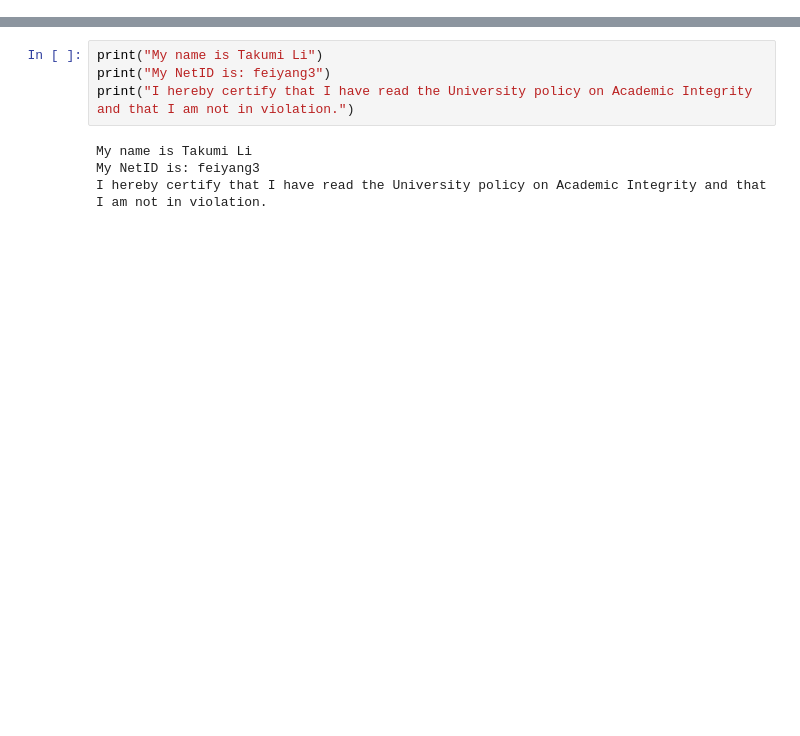
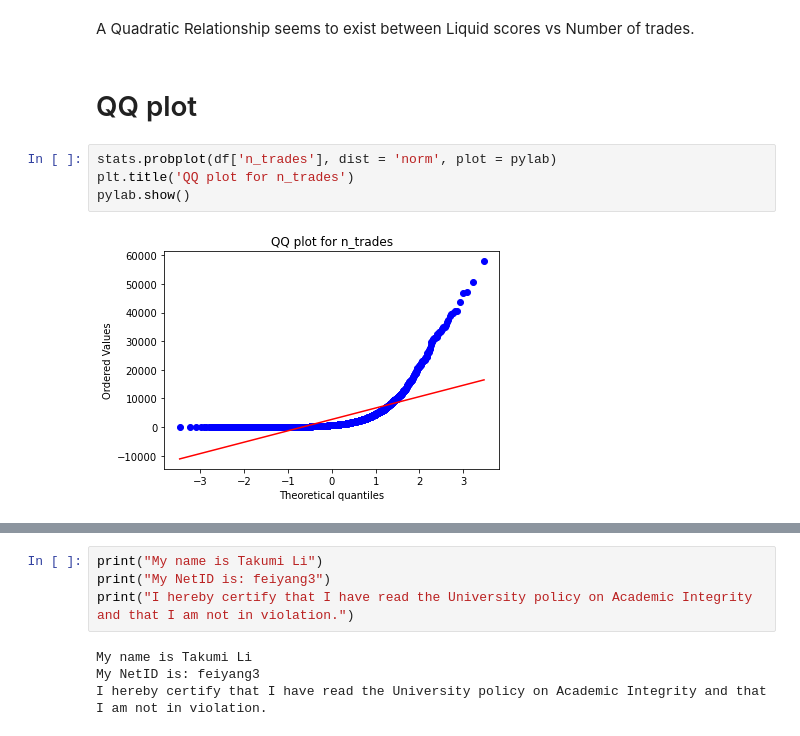
Before and after one commit to TakumiDawn/Machine-Learning-in-Finance-Lab, a Jupyter notebook: IE517_F20_HW3/HW3.ipynb, the cells around one changed output, grey strips where cells are left out. Drawn from its saved outputs; the diff is of its cells as text; blank space fills up the shorter version.

```diff
--- a/IE517_F20_HW3/HW3.ipynb
+++ b/IE517_F20_HW3/HW3.ipynb
@@ -113,0 +83,10 @@ plt.show()
+# %% [markdown]
+A Quadratic Relationship seems to exist between Liquid scores vs Number of trades.
+# %% [markdown]
+# QQ plot
+# %%
+stats.probplot(df['n_trades'], dist = 'norm', plot = pylab)
+plt.title('QQ plot for n_trades')
+pylab.show()
+# %% [output]
+[figure, added]
```
Also changed, not shown: parts of 29 cells of this notebook.
